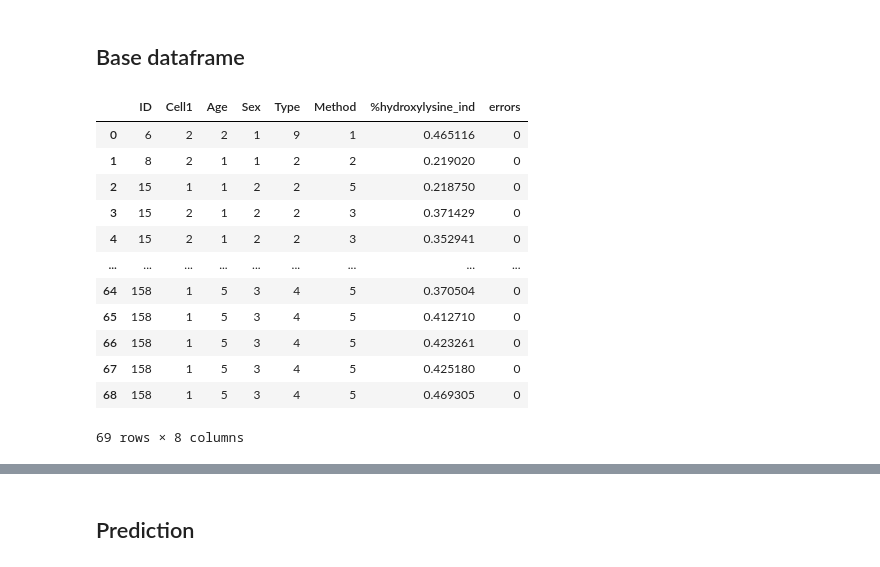
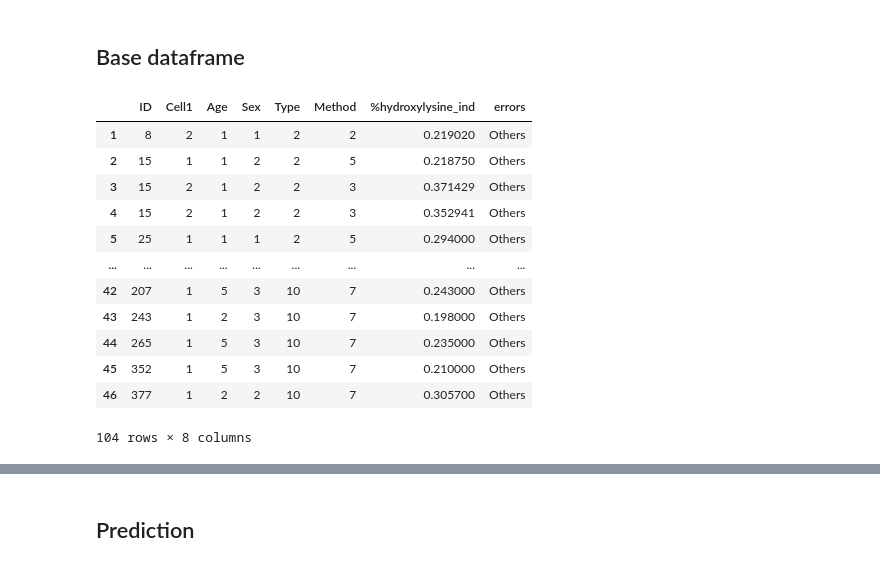
Before and after one commit to RareDiseaseData/Meta-analysis-data, a Jupyter notebook: simulation.ipynb, the cells around one changed output, grey strips where cells are left out. Cells and saved outputs as stored; diff of their text form; code cells hidden in the pictures.

```diff
--- a/simulation.ipynb
+++ b/simulation.ipynb
@@ -67,0 +69,2 @@ df_sel
+# %%
+df_sel = df.copy()
@@ -89,4 +101,5 @@ df_sel[df_sel.ID == 75]
 # %%
 idx = df_sel.loc[(df_sel.ID == 61) | (df_sel.ID == 75)].index
-df_sel['errors'] = 0
-df_sel.iloc[idx] = 1
+df_sel['errors'] = 'Others'
+df_sel.loc[df_sel.ID == 61, 'errors'] = '61'
+df_sel.loc[df_sel.ID == 75, 'errors'] = '75'
@@ -98,0 +133,2 @@ See the caveats in the documentation: https://pandas.pydata.org/pandas-docs/stab
+# %%
+a = df_sel[df_sel['Type'] == 9].ID
@@ -98,0 +163,3 @@ See the caveats in the documentation: https://pandas.pydata.org/pandas-docs/stab
+# %%
+df_sel = df_sel.drop(a.index)
+df_sel
@@ -120,28 +214,28 @@ See the caveats in the documentation: https://pandas.pydata.org/pandas-docs/stab
 # %% [markdown]
 ## Base dataframe
 # %%
-df_final = df_sel[[
+df_base = df_sel[[
   'ID',
   'Cell1',
   'Age',
   'Sex',
   'Type',
   'Method',
   '%hydroxylysine_ind',
   'errors'
 ]]
-df_final
+df_base
 # %% [output]
 |  | ID | Cell1 | Age | Sex | Type | Method | %hydroxylysine_ind | errors |
-| 0 | 6 | 2 | 2 | 1 | 9 | 1 | 0.465116 | 0 |
-| 1 | 8 | 2 | 1 | 1 | 2 | 2 | 0.219020 | 0 |
-| 2 | 15 | 1 | 1 | 2 | 2 | 5 | 0.218750 | 0 |
-| 3 | 15 | 2 | 1 | 2 | 2 | 3 | 0.371429 | 0 |
-| 4 | 15 | 2 | 1 | 2 | 2 | 3 | 0.352941 | 0 |
+| 1 | 8 | 2 | 1 | 1 | 2 | 2 | 0.219020 | Others |
+| 2 | 15 | 1 | 1 | 2 | 2 | 5 | 0.218750 | Others |
+| 3 | 15 | 2 | 1 | 2 | 2 | 3 | 0.371429 | Others |
+| 4 | 15 | 2 | 1 | 2 | 2 | 3 | 0.352941 | Others |
+| 5 | 25 | 1 | 1 | 1 | 2 | 5 | 0.294000 | Others |
 | ... | ... | ... | ... | ... | ... | ... | ... | ... |
-| 64 | 158 | 1 | 5 | 3 | 4 | 5 | 0.370504 | 0 |
-| 65 | 158 | 1 | 5 | 3 | 4 | 5 | 0.412710 | 0 |
-| 66 | 158 | 1 | 5 | 3 | 4 | 5 | 0.423261 | 0 |
-| 67 | 158 | 1 | 5 | 3 | 4 | 5 | 0.425180 | 0 |
-| 68 | 158 | 1 | 5 | 3 | 4 | 5 | 0.469305 | 0 |
+| 42 | 207 | 1 | 5 | 3 | 10 | 7 | 0.243000 | Others |
+| 43 | 243 | 1 | 2 | 3 | 10 | 7 | 0.198000 | Others |
+| 44 | 265 | 1 | 5 | 3 | 10 | 7 | 0.235000 | Others |
+| 45 | 352 | 1 | 5 | 3 | 10 | 7 | 0.210000 | Others |
+| 46 | 377 | 1 | 2 | 2 | 10 | 7 | 0.305700 | Others |
-69 rows × 8 columns
+104 rows × 8 columns
```
Also changed, not shown: parts of 44 cells of this notebook, 1 other file.
